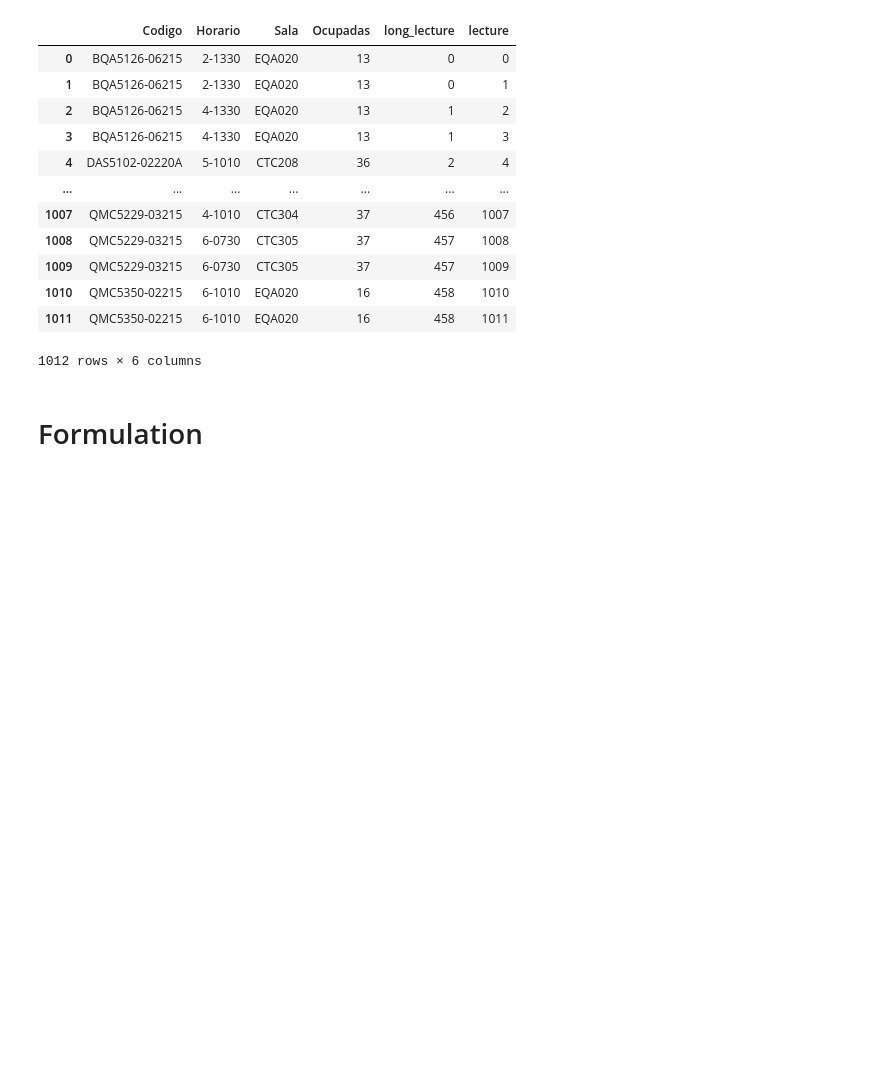
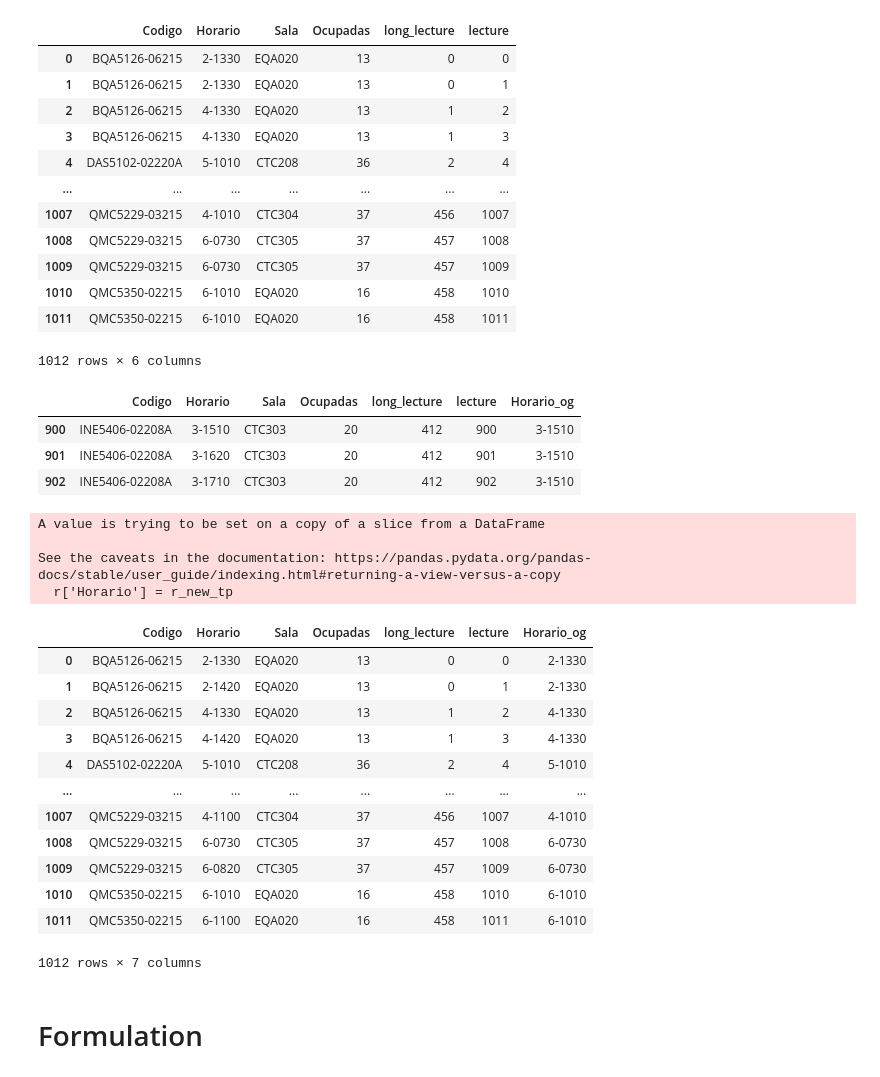
Before and after one commit to brunompacheco/Classroom-Assignment-Presentation, a Jupyter notebook: ufsc-small.ipynb, the cells around one changed output. Cells and saved outputs as stored; diff of their text form; code cells hidden in the pictures; blank space fills up the shorter version.

```diff
--- a/ufsc-small.ipynb
+++ b/ufsc-small.ipynb
@@ -382,6 +397,44 @@ df_lectures
 | 1010 | QMC5350-02215 | 6-1010 | EQA020 | 16 | 458 | 1010 |
 | 1011 | QMC5350-02215 | 6-1010 | EQA020 | 16 | 458 | 1011 |
 1012 rows × 6 columns
+# %%
+df_lectures.loc[[900, 901, 902]]
+# %% [output]
+|  | Codigo | Horario | Sala | Ocupadas | long_lecture | lecture | Horario_og |
+| 900 | INE5406-02208A | 3-1510 | CTC303 | 20 | 412 | 900 | 3-1510 |
+| 901 | INE5406-02208A | 3-1620 | CTC303 | 20 | 412 | 901 | 3-1510 |
+| 902 | INE5406-02208A | 3-1710 | CTC303 | 20 | 412 | 902 | 3-1510 |
+# %%
+for i in df_lectures.index:
+    r = df_lectures.loc[i]
+    if i > 0:
+
+        if (r['Codigo'] == pr['Codigo']) and (r['Horario_og'] == pr['Horario_og']) and (r['Sala'] == pr['Sala']):
+            pr_tp = pr['Horario']
+            r_new_tp = time_periods[1+time_periods.index(pr_tp)]
+            r['Horario'] = r_new_tp
+        df_lectures.loc[i] = r
+    pr = r
+
+df_lectures
+# %% [output]
+A value is trying to be set on a copy of a slice from a DataFrame
+
+See the caveats in the documentation: https://pandas.pydata.org/pandas-docs/stable/user_guide/indexing.html#returning-a-view-versus-a-copy
+  r['Horario'] = r_new_tp
+|  | Codigo | Horario | Sala | Ocupadas | long_lecture | lecture | Horario_og |
+| 0 | BQA5126-06215 | 2-1330 | EQA020 | 13 | 0 | 0 | 2-1330 |
+| 1 | BQA5126-06215 | 2-1420 | EQA020 | 13 | 0 | 1 | 2-1330 |
+| 2 | BQA5126-06215 | 4-1330 | EQA020 | 13 | 1 | 2 | 4-1330 |
+| 3 | BQA5126-06215 | 4-1420 | EQA020 | 13 | 1 | 3 | 4-1330 |
+| 4 | DAS5102-02220A | 5-1010 | CTC208 | 36 | 2 | 4 | 5-1010 |
+| ... | ... | ... | ... | ... | ... | ... | ... |
+| 1007 | QMC5229-03215 | 4-1100 | CTC304 | 37 | 456 | 1007 | 4-1010 |
+| 1008 | QMC5229-03215 | 6-0730 | CTC305 | 37 | 457 | 1008 | 6-0730 |
+| 1009 | QMC5229-03215 | 6-0820 | CTC305 | 37 | 457 | 1009 | 6-0730 |
+| 1010 | QMC5350-02215 | 6-1010 | EQA020 | 16 | 458 | 1010 | 6-1010 |
+| 1011 | QMC5350-02215 | 6-1100 | EQA020 | 16 | 458 | 1011 | 6-1010 |
+1012 rows × 7 columns
 # %% [markdown]
 # Formulation
 # %%
```
Also changed, not shown: parts of 31 cells of this notebook.
